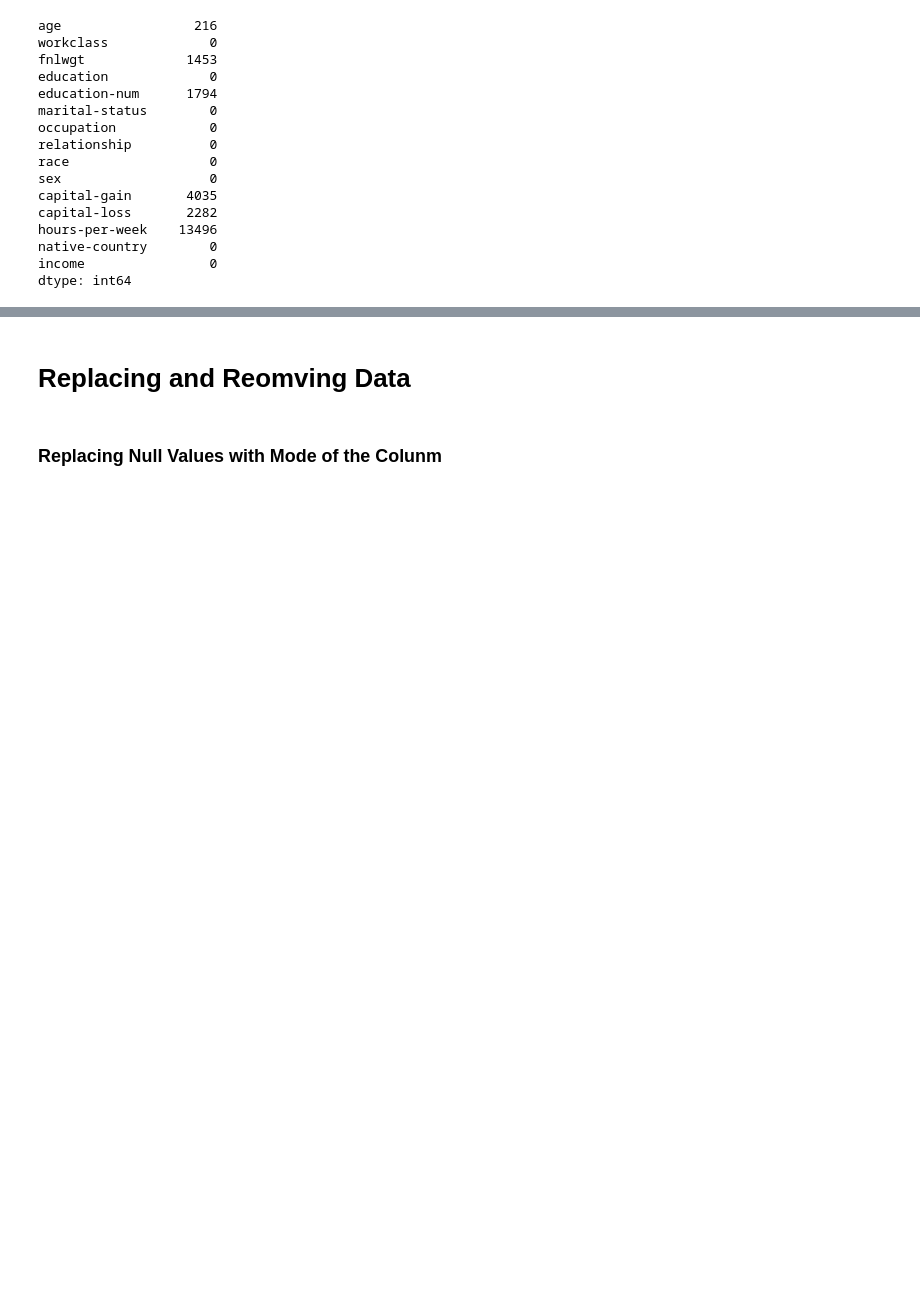
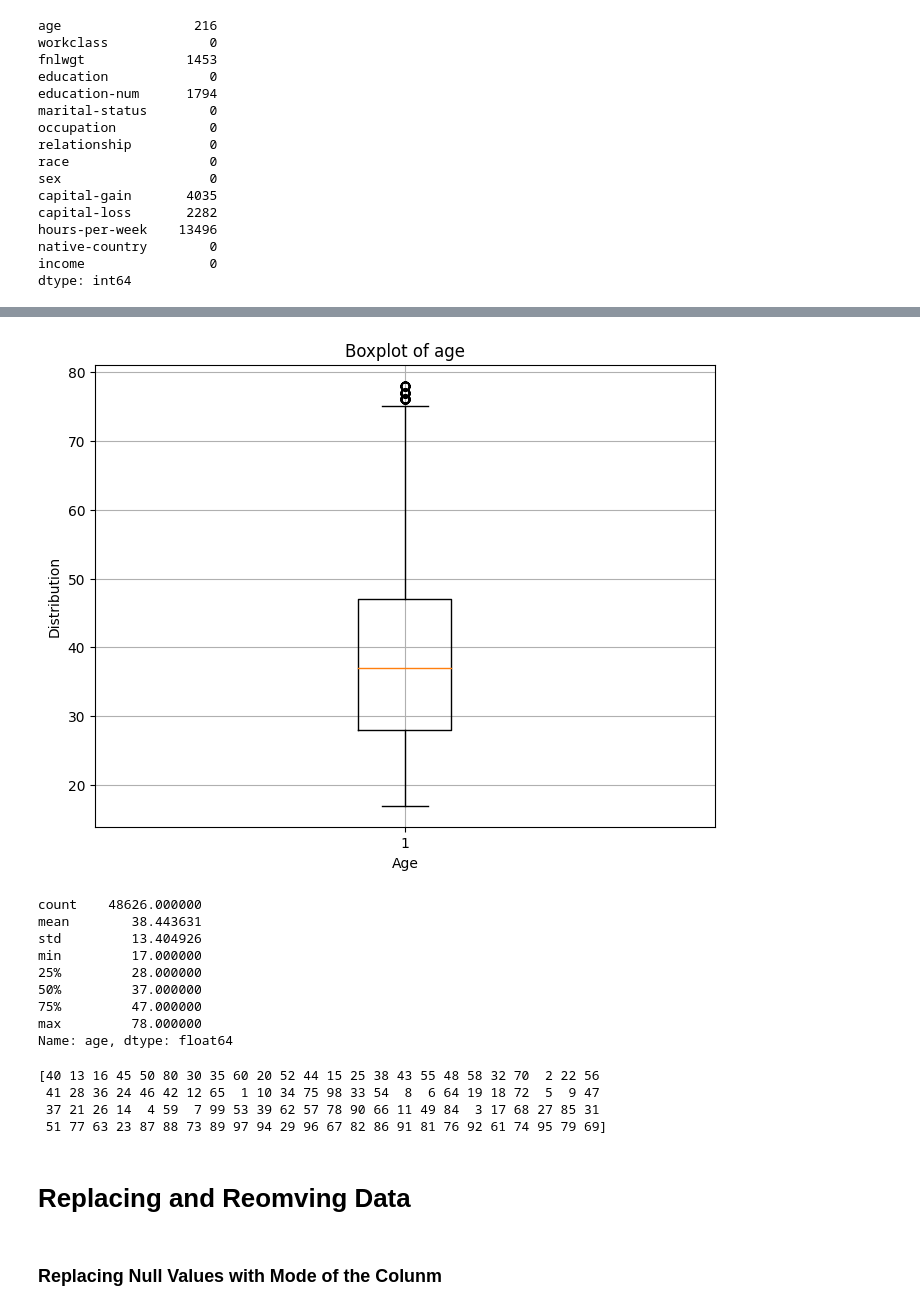
Before and after one commit to Kavindu-D/Census_Income, a Jupyter notebook: Preprocessing.ipynb, the cells around one changed output, grey strips where cells are left out. Saved outputs shown, nothing was run; the diff lists cells and outputs as text; code cells hidden in the pictures; blank space fills up the shorter version.

Commit message:
Removed outliers, duplicates and unnecessary columns and did oversampling(SMOTE)

```diff
--- a/Preprocessing.ipynb
+++ b/Preprocessing.ipynb
@@ -237,3 +258,15 @@ hours-per-week    13496
 native-country        0
 income                0
 dtype: int64
+# %%
+q1_age = data['age'].quantile(0.25)
+q3_age = data['age'].quantile(0.75)
+iqr_age = q3_age - q1_age
+
+threshold_age = 1.5
+age_outliers_mask = (data['age'] < (q1_age - threshold_age * iqr_age)) | (data['age'] > (q3_age + threshold_age * iqr_age))
+
+outliers = data[age_outliers_mask]
+print(outliers.count())
+
+data = data.drop(outliers.index)
@@ -240,3 +290,31 @@ dtype: int64
+# %%
+plt.figure(figsize=(8, 6))
+plt.boxplot(data['age'])
+plt.title('Boxplot of age')
+plt.xlabel('Age')
+plt.ylabel('Distribution')
+plt.grid(True)
+plt.show()
+
+data['age'].describe()
+# %% [output]
+[figure, added]
+count    48626.000000
+mean        38.443631
+std         13.404926
+min         17.000000
+25%         28.000000
+50%         37.000000
+75%         47.000000
+max         78.000000
+Name: age, dtype: float64
+# %%
+print(data['hours-per-week'].unique())
+# %% [output]
+[40 13 16 45 50 80 30 35 60 20 52 44 15 25 38 43 55 48 58 32 70  2 22 56
+ 41 28 36 24 46 42 12 65  1 10 34 75 98 33 54  8  6 64 19 18 72  5  9 47
+ 37 21 26 14  4 59  7 99 53 39 62 57 78 90 66 11 49 84  3 17 68 27 85 31
+ 51 77 63 23 87 88 73 89 97 94 29 96 67 82 86 91 81 76 92 61 74 95 79 69]
 # %% [markdown]
 # Replacing and Reomving Data
 # %% [markdown]
```
Also changed, not shown: parts of 32 cells of this notebook.
